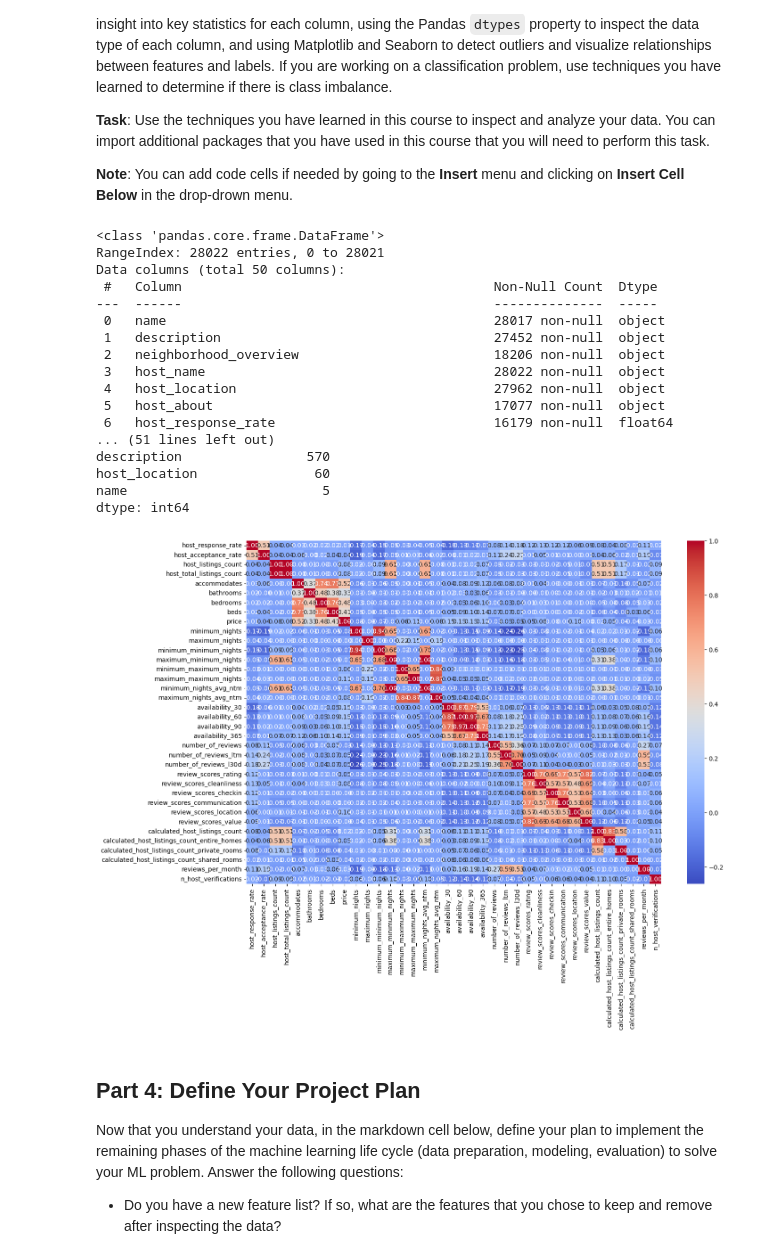
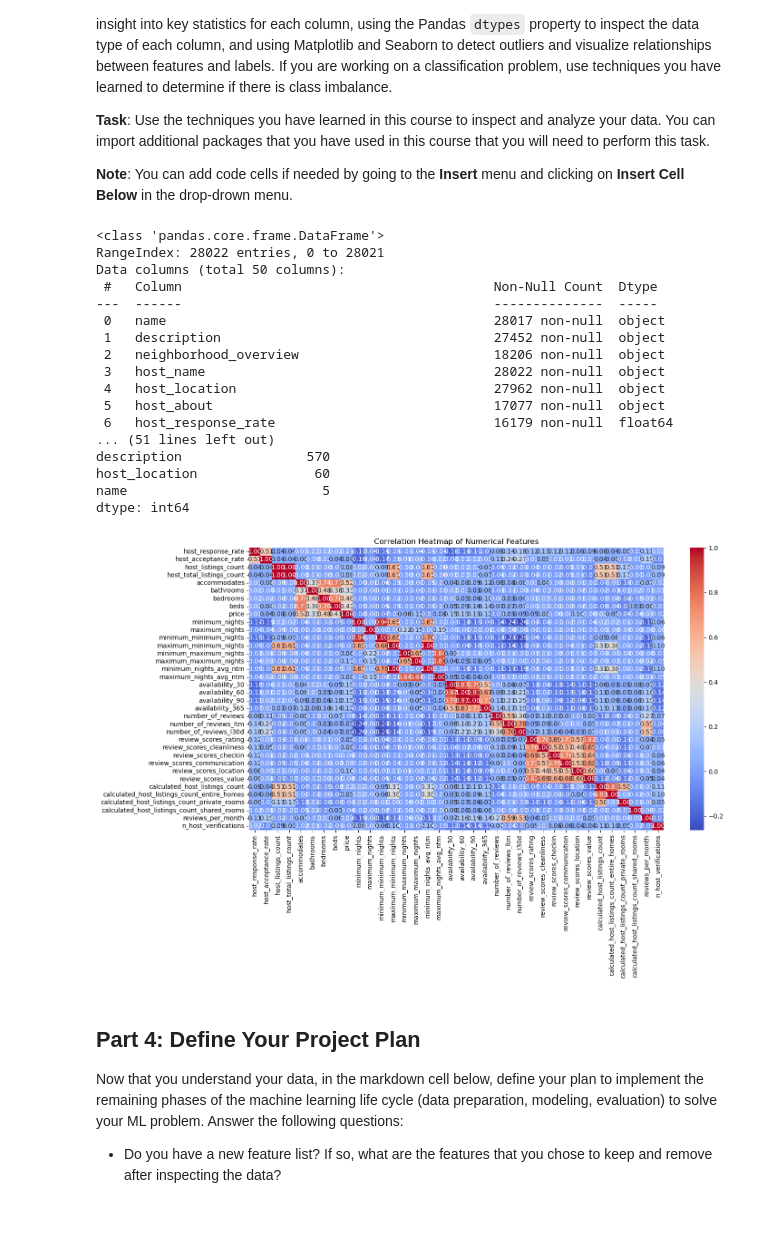
Before and after one commit to gir-ma/BTTAI_2, a Jupyter notebook: DefineAndSolveMLProblem.ipynb, the cells around one changed output. Saved outputs shown, nothing was run; the diff lists cells and outputs as text; code cells hidden in the pictures; blank space fills up the shorter version.

```diff
--- a/DefineAndSolveMLProblem.ipynb
+++ b/DefineAndSolveMLProblem.ipynb
@@ -117,34 +121,36 @@ df.isnull().sum()
 
 #check for missing valuess
 missing_values = df.isnull().sum()
 print(missing_values[missing_values > 0].sort_values(ascending=False))
 
 # Select only numeric columns
 numeric_df = df.select_dtypes(include=['float64', 'int64'])
 
 # Visualize the correlation matrix
 plt.figure(figsize=(15, 10))
 sns.heatmap(numeric_df.corr(), annot=True, fmt=".2f", cmap="coolwarm")
+plt.title('Correlation Heatmap of Numerical Features')
+plt.tight_layout()
 plt.show()
 # %% [output]
 <class 'pandas.core.frame.DataFrame'>
 RangeIndex: 28022 entries, 0 to 28021
 Data columns (total 50 columns):
  #   Column                                        Non-Null Count  Dtype
 ---  ------                                        --------------  -----
  0   name                                          28017 non-null  object
  1   description                                   27452 non-null  object
  2   neighborhood_overview                         18206 non-null  object
  3   host_name                                     28022 non-null  object
  4   host_location                                 27962 non-null  object
  5   host_about                                    17077 non-null  object
  6   host_response_rate                            16179 non-null  float64
 ... (51 lines left out)
 description                570
 host_location               60
 name                         5
 dtype: int64
-[figure, old version]
+[figure, new version]
 # %% [markdown]
 ## Part 4: Define Your Project Plan
 
```
Also changed, not shown: parts of 5 cells of this notebook.
